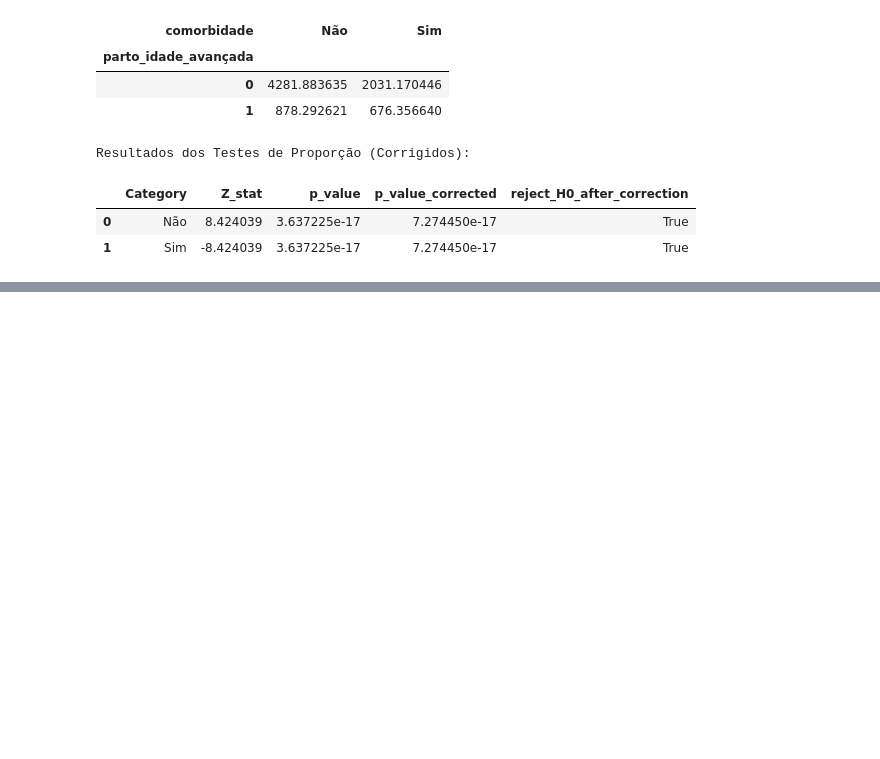
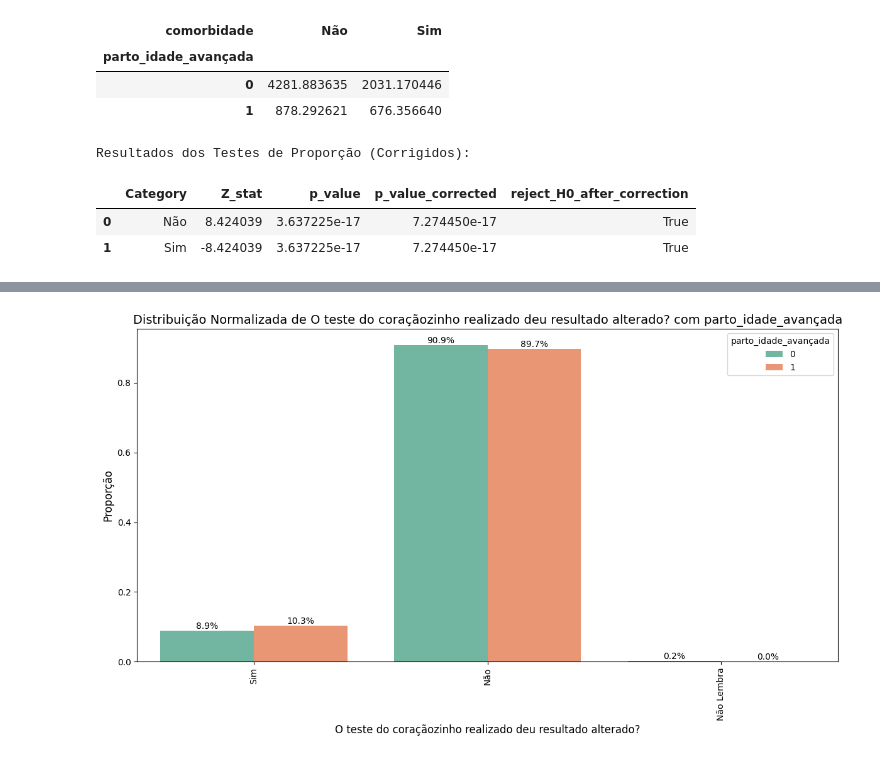
Before and after one commit to LeandroCoelhos/Notebook_PNS, a Jupyter notebook: 05_testes_estatisticos.ipynb, the cells around one changed output, grey strips where cells are left out. Cells and saved outputs as stored; diff of their text form; code cells hidden in the pictures; blank space fills up the shorter version.

```diff
--- a/05_testes_estatisticos.ipynb
+++ b/05_testes_estatisticos.ipynb
@@ -782,0 +992,5 @@ Resultados dos Testes de Proporção (Corrigidos):
+# %%
+df_menor['O teste do coraçãozinho realizado deu resultado alterado?'] = df_menor['L033'].map({1.0: 'Sim', 2.0: 'Não', 3.0: 'Não Lembra'})
+plot_with_hue_normalized(df_menor, 'O teste do coraçãozinho realizado deu resultado alterado?', 'parto_idade_avançada')
+# %% [output]
+[figure, added]
```
Also changed, not shown: parts of 24 cells of this notebook, 2 other files.
